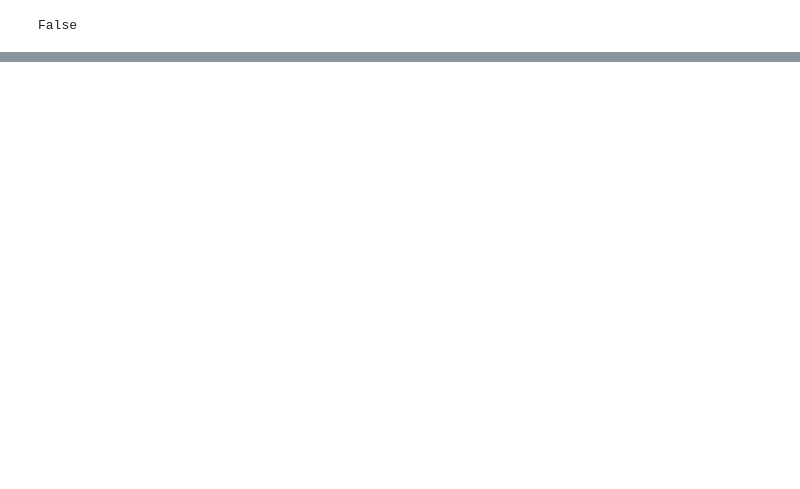
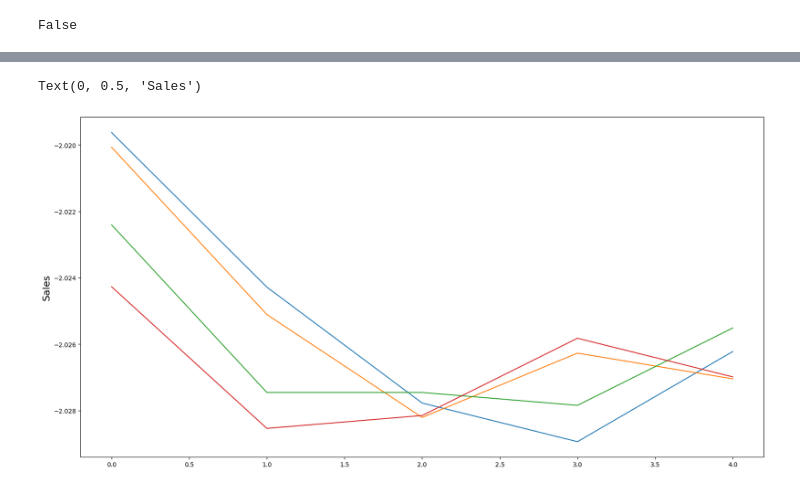
Before and after one commit to samanmoshiri/eurusd-forecasting, a Jupyter notebook: eurusd.ipynb, the cells around one changed output, grey strips where cells are left out. Saved outputs shown, nothing was run; the diff lists cells and outputs as text; code cells hidden in the pictures; blank space fills up the shorter version.

```diff
--- a/eurusd.ipynb
+++ b/eurusd.ipynb
@@ -23,6 +57,9 @@ lines
 # %%
 df = pd.DataFrame(lines)
-df.drop(['date','hour'],axis=1)
+df = df.drop(['date','hour','volume'],axis=1)
+df = df.iloc[:-1]
+last = df.iloc[-1]
+df = df.iloc[:-1]
 # %%
 any_nan_values = df.isna().any().any()
 any_nan_values
@@ -30,0 +95,7 @@ False
+# %%
+scaler = StandardScaler()
+scaler = scaler.fit(df)
+df_scaled = pd.DataFrame()
+df_scaled = scaler.transform(df)
+df_scaled = pd.DataFrame(df_scaled)
+df_scaled
@@ -30,0 +116,8 @@ False
+# %%
+plt.figure(figsize=(20,10))
+plt.plot(df_scaled.head())
+#plt.title('Log of HSI', fontsize=20)
+plt.ylabel('Sales', fontsize=16)
+# %% [output]
+Text(0, 0.5, 'Sales')
+[figure, added]
```
Also changed, not shown: parts of 13 cells of this notebook.
